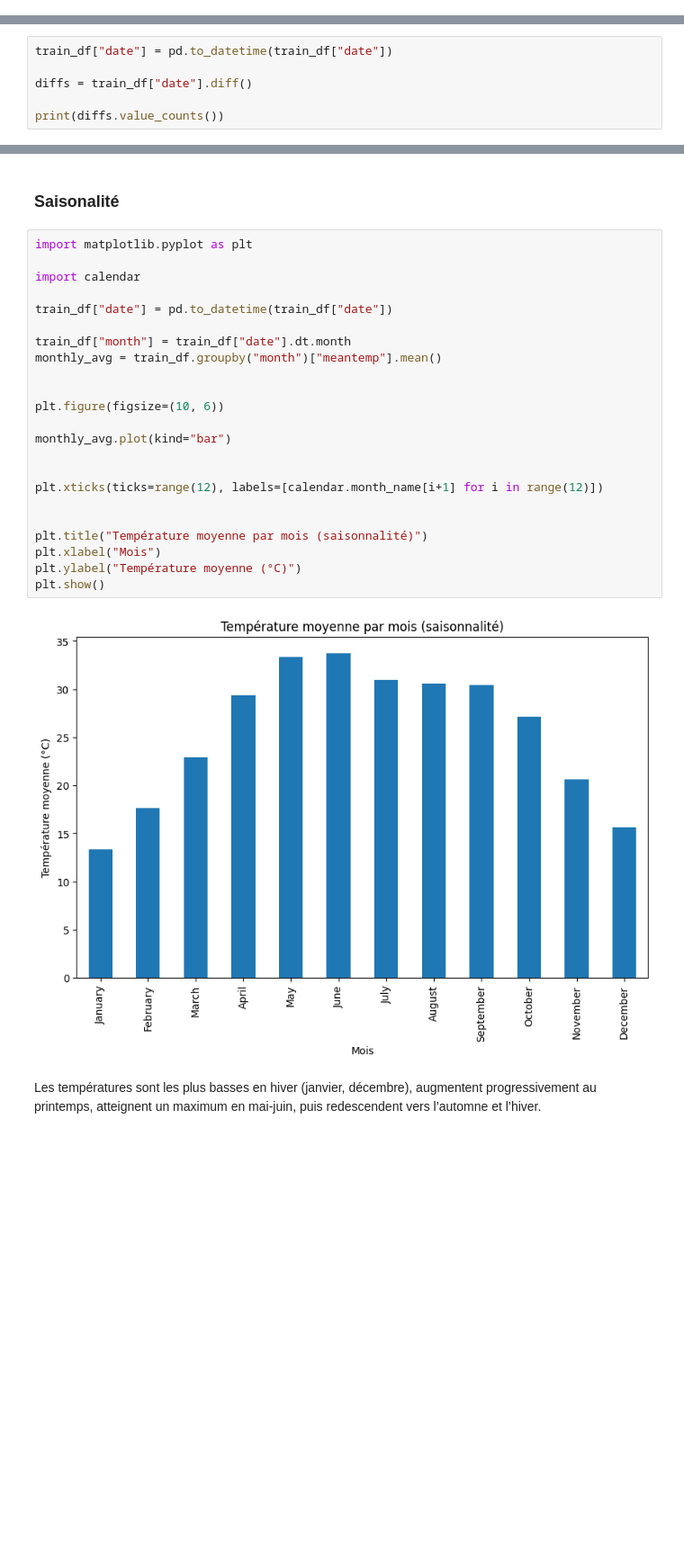
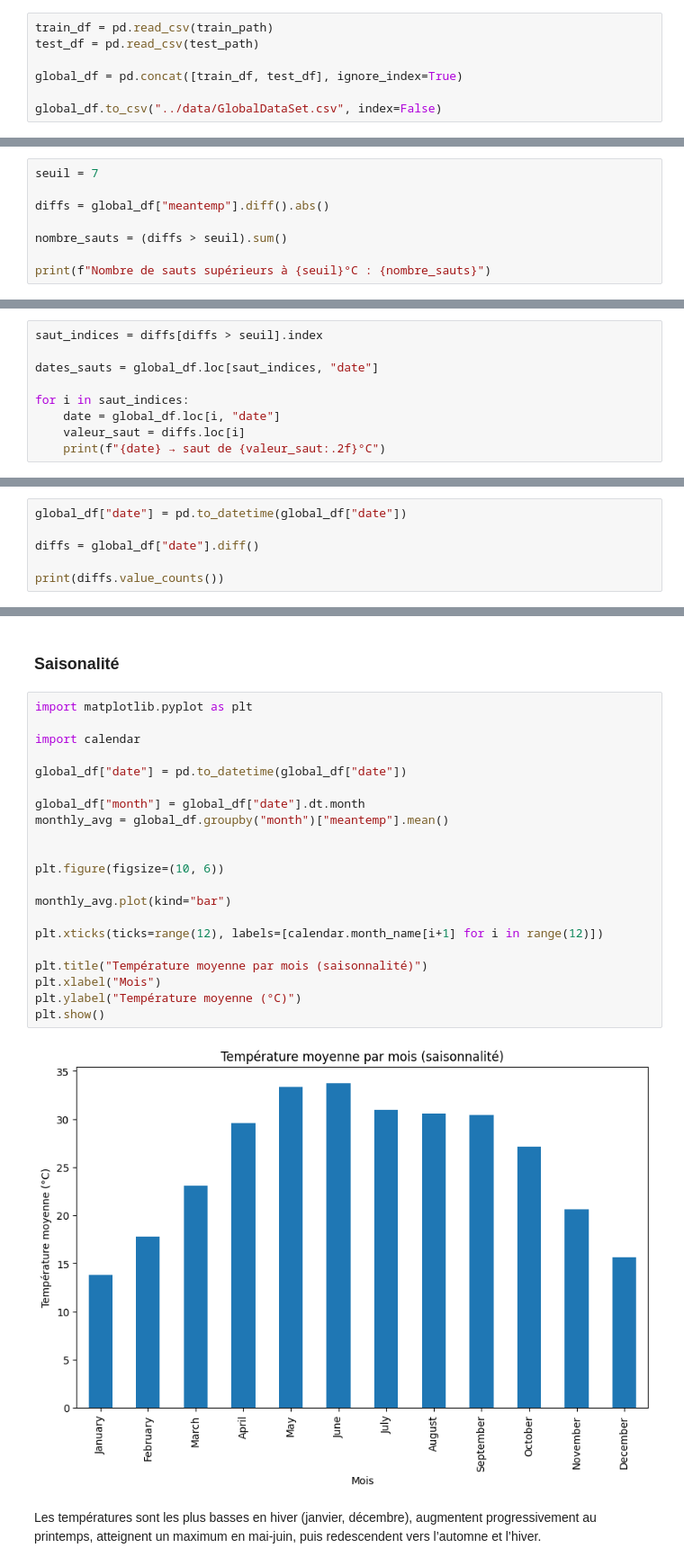
Before and after one commit to Stickplick98/daily-climate-time-series-machine-learning, a Jupyter notebook: notebooks/01_chargement_et_exploration_des_donnees.ipynb, the cells around one changed output, grey strips where cells are left out. Shown at 90% size. Drawn from its saved outputs; the diff is of its cells as text; blank space fills up the shorter version.

```diff
--- a/notebooks/01_chargement_et_exploration_des_donnees.ipynb
+++ b/notebooks/01_chargement_et_exploration_des_donnees.ipynb
@@ -70,3 +132,10 @@ Nous nous intéresserons ici seulement à la colonne `meantemp`, qui représente
+# %%
+train_df = pd.read_csv(train_path)
+test_df = pd.read_csv(test_path)
+
+global_df = pd.concat([train_df, test_df], ignore_index=True)
+
+global_df.to_csv("../data/GlobalDataSet.csv", index=False)
 # %% [markdown]
 ### Valeurs manquantes
 
@@ -99,0 +190,8 @@ Les températures varient entre 6°C et 38,71°C, ce qui correspond à des valeu
+# %%
+seuil = 7
+
+diffs = global_df["meantemp"].diff().abs()
+
+nombre_sauts = (diffs > seuil).sum()
+
+print(f"Nombre de sauts supérieurs à {seuil}°C : {nombre_sauts}")
@@ -99,0 +207,9 @@ Les températures varient entre 6°C et 38,71°C, ce qui correspond à des valeu
+# %%
+saut_indices = diffs[diffs > seuil].index
+
+dates_sauts = global_df.loc[saut_indices, "date"]
+
+for i in saut_indices:
+    date = global_df.loc[i, "date"]
+    valeur_saut = diffs.loc[i]
+    print(f"{date} → saut de {valeur_saut:.2f}°C")
@@ -100,9 +232,9 @@ Les températures varient entre 6°C et 38,71°C, ce qui correspond à des valeu
 # %% [markdown]
 ### Fréquence des données
 # %%
-train_df["date"] = pd.to_datetime(train_df["date"])
+global_df["date"] = pd.to_datetime(global_df["date"])
 
-diffs = train_df["date"].diff()
+diffs = global_df["date"].diff()
 
 print(diffs.value_counts())
 # %% [output]
@@ -134,28 +267,26 @@ Le graphique de la température moyenne journalière met en évidence un cycle c
 # %%
 import matplotlib.pyplot as plt
 
 import calendar
 
-train_df["date"] = pd.to_datetime(train_df["date"])
+global_df["date"] = pd.to_datetime(global_df["date"])
 
-train_df["month"] = train_df["date"].dt.month
-monthly_avg = train_df.groupby("month")["meantemp"].mean()
+global_df["month"] = global_df["date"].dt.month
+monthly_avg = global_df.groupby("month")["meantemp"].mean()
 
 
 plt.figure(figsize=(10, 6))
 
 monthly_avg.plot(kind="bar")
 
-
 plt.xticks(ticks=range(12), labels=[calendar.month_name[i+1] for i in range(12)])
-
 
 plt.title("Température moyenne par mois (saisonnalité)")
 plt.xlabel("Mois")
 plt.ylabel("Température moyenne (°C)")
 plt.show()
 # %% [output]
-[figure, old version]
+[figure, new version]
 # %% [markdown]
 Les températures sont les plus basses en hiver (janvier, décembre), augmentent progressivement au printemps, atteignent un maximum en mai-juin, puis redescendent vers l’automne et l’hiver.
 # %% [markdown]
```
Also changed, not shown: parts of 28 cells of this notebook.
